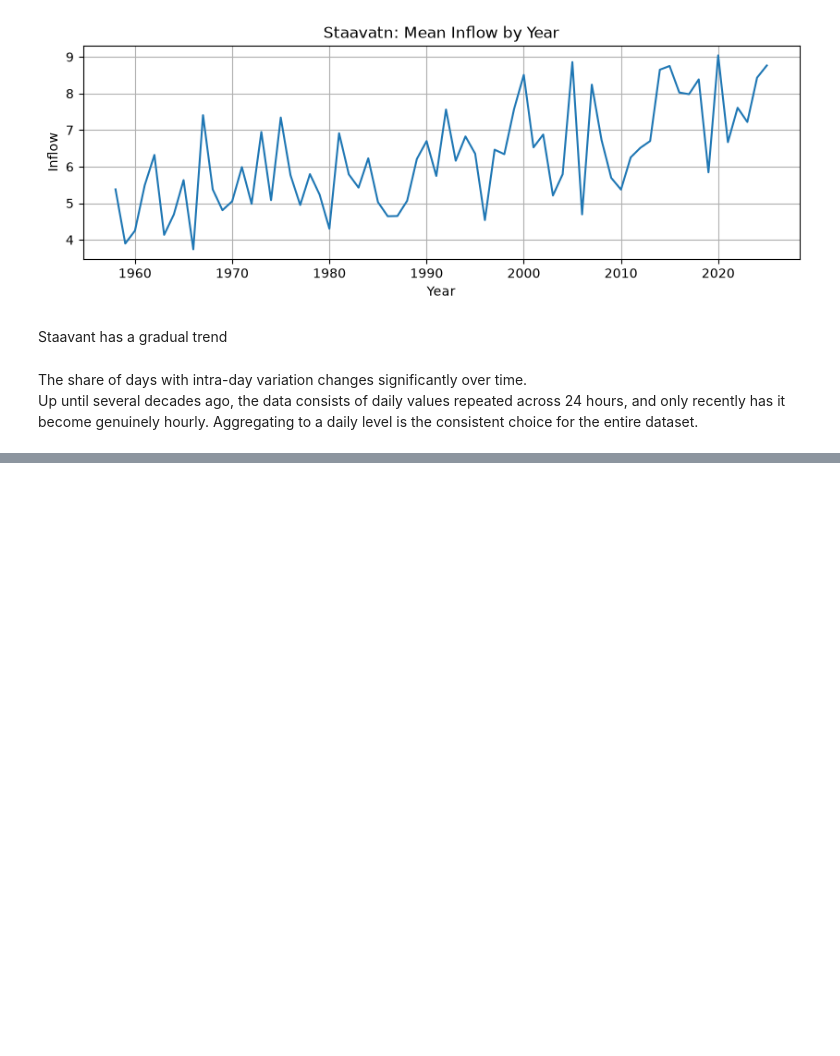
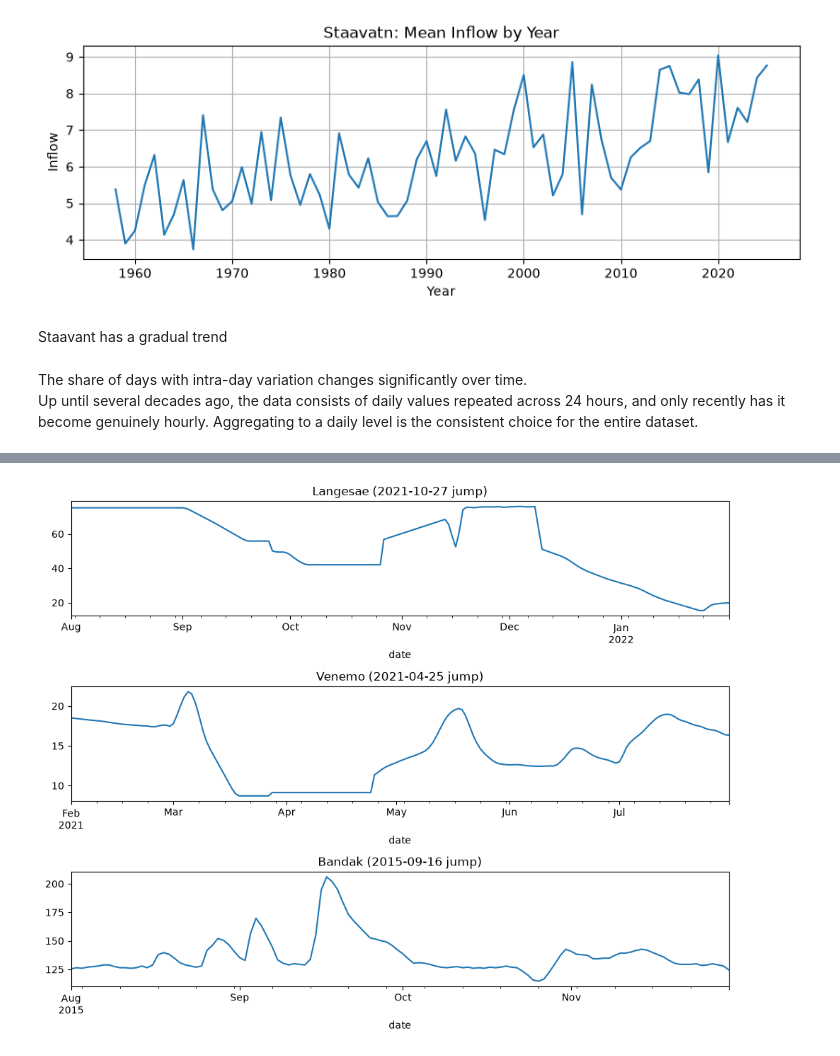
Before and after one commit to LukaAgostini/MMLP_project, a Jupyter notebook: notebook/EDA_Luca.ipynb, the cells around one changed output, grey strips where cells are left out. Cells and saved outputs as stored; diff of their text form; code cells hidden in the pictures; blank space fills up the shorter version.

```diff
--- a/notebook/EDA_Luca.ipynb
+++ b/notebook/EDA_Luca.ipynb
@@ -382,0 +508,8 @@ Up until several decades ago, the data consists of daily values repeated across
+# %%
+fig, ax = plt.subplots(3, 1, figsize=(10, 8))
+volume['Langesae']['2021-08':'2022-01'].plot(ax=ax[0], title='Langesae (2021-10-27 jump)')
+volume['Venemo']['2021-02':'2021-07'].plot(ax=ax[1], title='Venemo (2021-04-25 jump)')
+volume['Bandak']['2015-08':'2015-11'].plot(ax=ax[2], title='Bandak (2015-09-16 jump)')
+plt.tight_layout()
+# %% [output]
+[figure, added]
```
Also changed, not shown: parts of 17 cells of this notebook.
